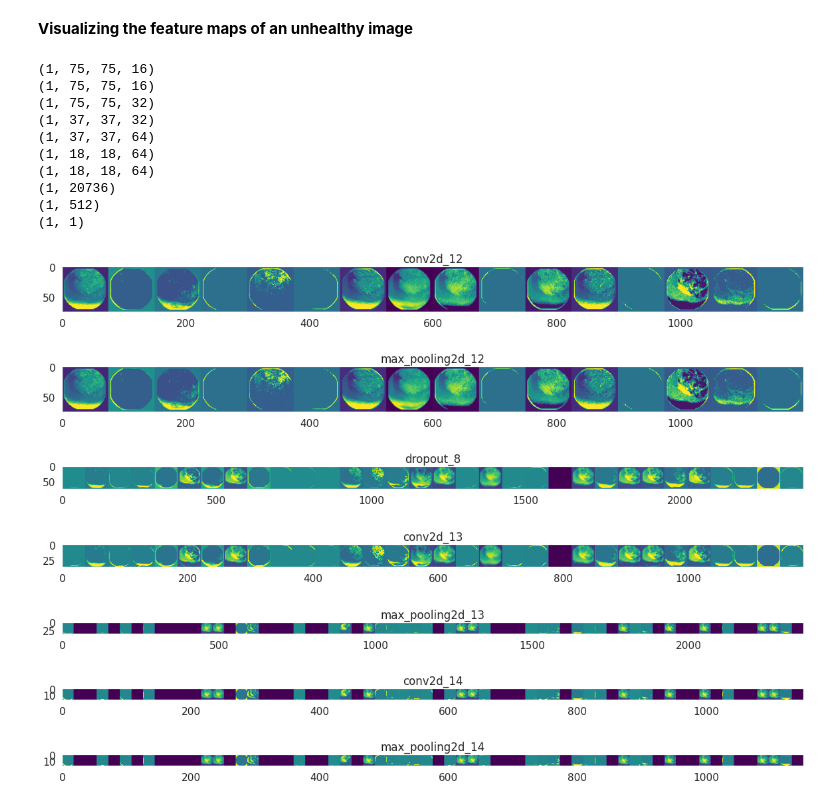
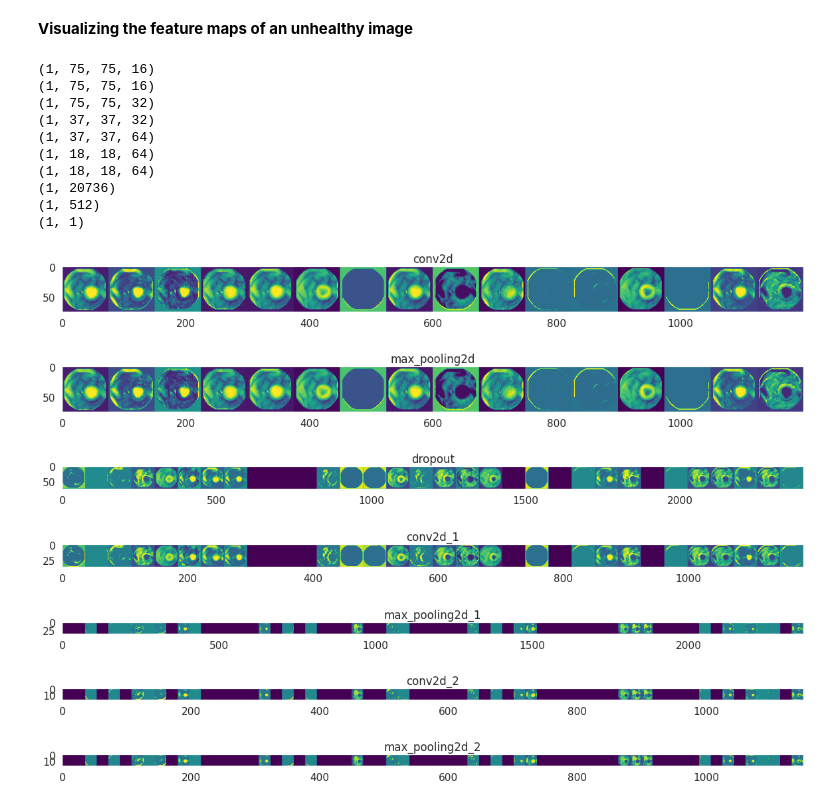
Before and after one commit to rish4/Feature-maps, a Jupyter notebook: Filters_2.ipynb, the cells around one changed output. Saved outputs shown, nothing was run; the diff lists cells and outputs as text; code cells hidden in the pictures.

```diff
--- a/Filters_2.ipynb
+++ b/Filters_2.ipynb
@@ -333,7 +335,7 @@ for layer_name, feature_map in zip(layer_names, successive_feature_maps):
 # %% [markdown]
 **Visualizing the feature maps of an unhealthy image**
 # %%
-img_path='/content/drive/My Drive/KID dataset - Copy/Test set/Unhealthy/polypoid5.png' #unhealthy
+img_path='/content/drive/My Drive/KID dataset - Copy/Training set/Unhealthy/polypoid15.png' #unhealthy
 # Define a new Model, Input= image
 # Output= intermediate representations for all layers in the
 # previous model after the first.
@@ -364,37 +366,37 @@ for layer_name, feature_map in zip(layer_names, successive_feature_maps):
     # We will tile our images in this matrix
     display_grid = np.zeros((size, size * n_features))
 
     # Postprocess the feature to be visually palatable
     for i in range(n_features):
       x  = feature_map[0, :, :, i]
       x -= x.mean()
       x /= x.std ()
       x *=  64
       x += 128
       x  = np.clip(x, 0, 255).astype('uint8')
       # Tile each filter into a horizontal grid
       display_grid[:, i * size : (i + 1) * size] = x
 # Display the grid
     scale = 20. / n_features
     plt.figure( figsize=(scale * n_features, scale) )
     plt.title ( layer_name )
     plt.grid  ( False )
     plt.imshow( display_grid, aspect='auto', cmap='viridis' )
 # %% [output]
 (1, 75, 75, 16)
 (1, 75, 75, 16)
 (1, 75, 75, 32)
 (1, 37, 37, 32)
 (1, 37, 37, 64)
 (1, 18, 18, 64)
 (1, 18, 18, 64)
 (1, 20736)
 (1, 512)
 (1, 1)
-[figure, old version]
+[figure, new version]
-[figure, old version]
+[figure, new version]
-[figure, old version]
+[figure, new version]
-[figure, old version]
+[figure, new version]
-[figure, old version]
+[figure, new version]
-[figure, old version]
+[figure, new version]
-[figure, old version]
+[figure, new version]
```
Also changed, not shown: parts of 6 cells of this notebook.
